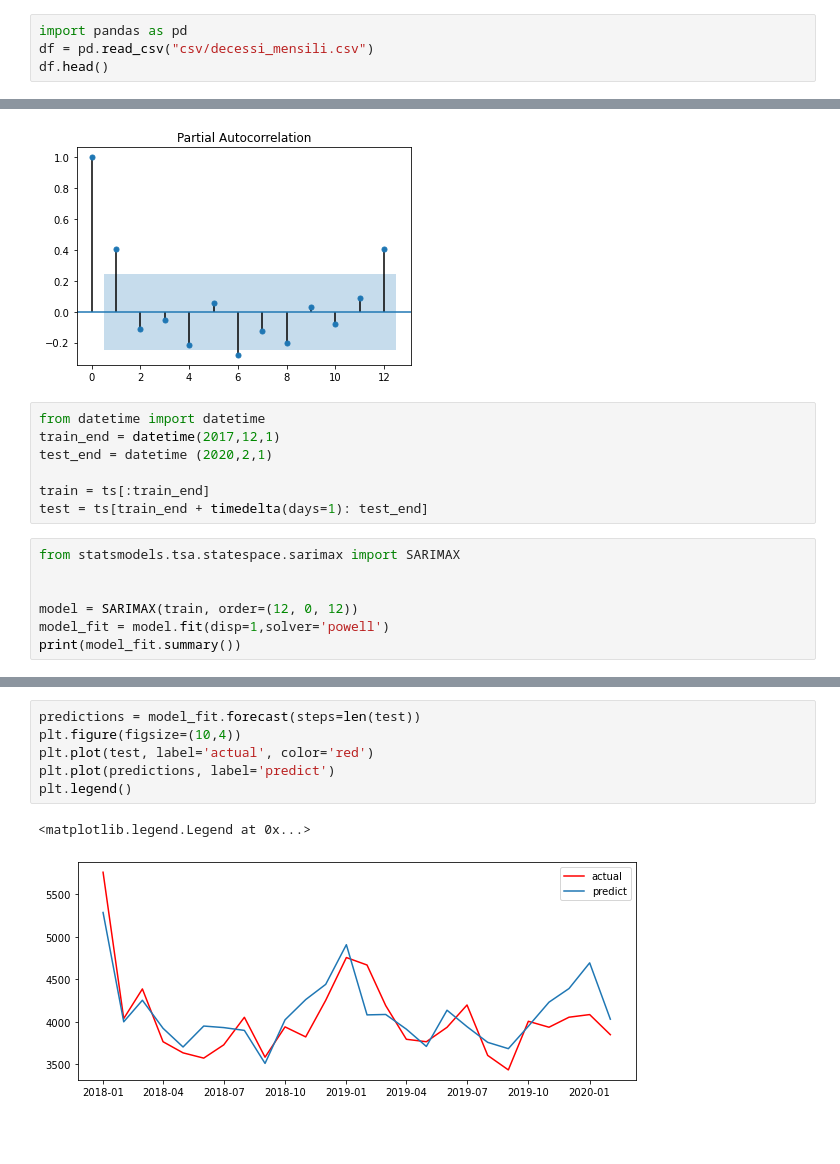
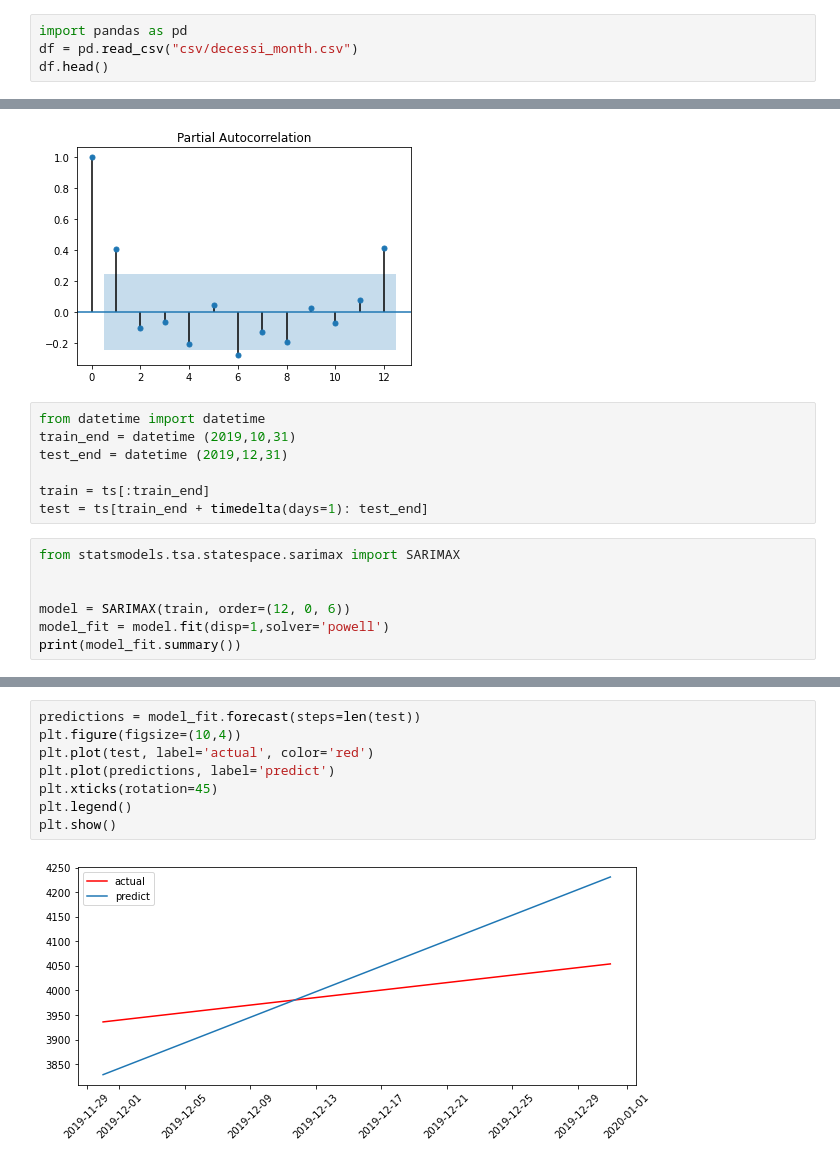
Before and after one commit to SofiaBlack/COVID-19_deaths_analysis, a Jupyter notebook: SARIMAX Model_monthly .ipynb, the cells around one changed output, grey strips where cells are left out. Drawn from its saved outputs; the diff is of its cells as text; blank space fills up the shorter version.

```diff
--- a/SARIMAX Model_monthly .ipynb
+++ b/SARIMAX Model_monthly .ipynb
@@ -1,6 +1,6 @@
 # %%
 import pandas as pd
-df = pd.read_csv("csv/decessi_mensili.csv")
+df = pd.read_csv("csv/decessi_month.csv")
 df.head()
 # %% [output]
 |  | Data | Totale |
@@ -135,8 +135,8 @@ plt.show()
 [figure]
 # %%
 from datetime import datetime
-train_end = datetime(2017,12,1)
-test_end = datetime (2020,2,1)
+train_end = datetime (2019,10,31)
+test_end = datetime (2019,12,31)
 
 train = ts[:train_end]
 test = ts[train_end + timedelta(days=1): test_end]
@@ -144,7 +144,7 @@ test = ts[train_end + timedelta(days=1): test_end]
 from statsmodels.tsa.statespace.sarimax import SARIMAX
 
 
-model = SARIMAX(train, order=(12, 0, 12))
+model = SARIMAX(train, order=(12, 0, 6))
 model_fit = model.fit(disp=1,solver='powell')
 print(model_fit.summary())
 # %% [output]
@@ -188,12 +204,13 @@ plt.plot(residuals)
 # %%
 predictions = model_fit.forecast(steps=len(test))
 plt.figure(figsize=(10,4))
 plt.plot(test, label='actual', color='red')
 plt.plot(predictions, label='predict')
+plt.xticks(rotation=45)
 plt.legend()
+plt.show()
 # %% [output]
-<matplotlib.legend.Legend at 0x...>
-[figure, old version]
+[figure, new version]
 # %%
 import numpy as np
 from statsmodels.tools.eval_measures import rmse
```
Also changed, not shown: parts of 17 cells of this notebook, 5 other files.
